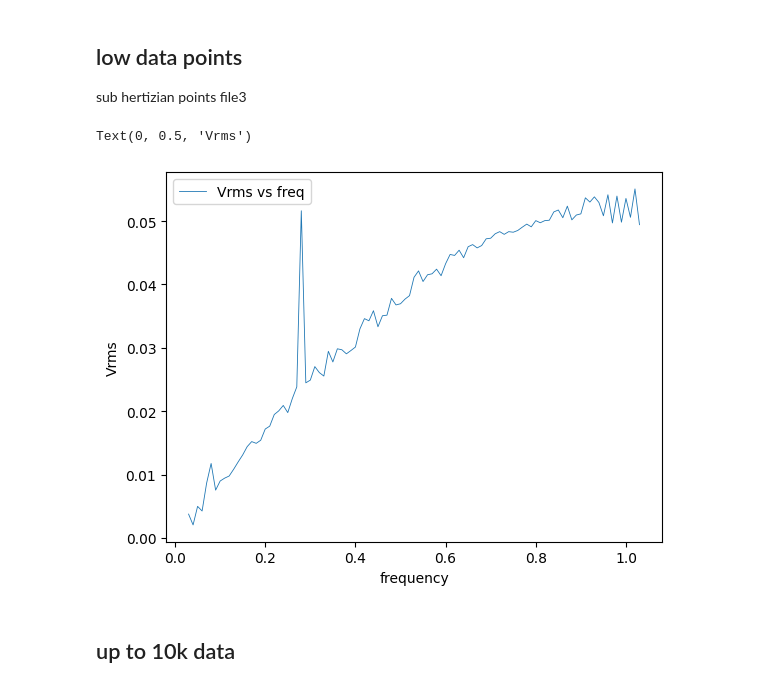
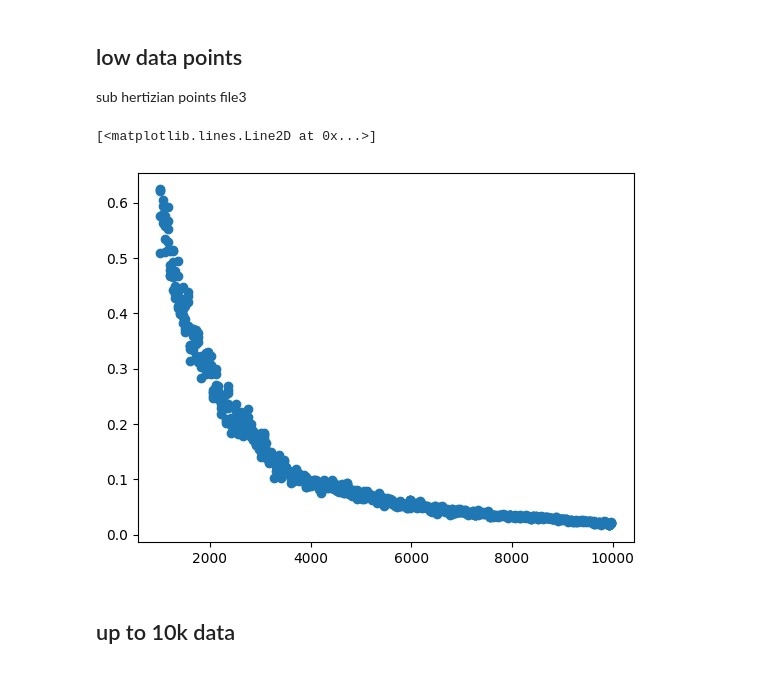
Before and after one commit to vijaypanchalr3/shotnoise, a Jupyter notebook: src/analysis/analysis.ipynb, the cells around one changed output. Drawn from its saved outputs; the diff is of its cells as text; code cells hidden in the pictures.

```diff
--- a/src/analysis/analysis.ipynb
+++ b/src/analysis/analysis.ipynb
@@ -21,8 +21,22 @@ file1 = "../data/final2.csv"
 file2 = "../data/file3002.csv"
 file3 = "../data/filelow.csv"
 file4 = "../data/file10001.csv"
+file5 = "../data/file100001.csv"
+file6 = "../data/file10002.csv"
+
+ufile1 = "../data/file1k100us.csv"
+ufile2 = "../data/file1k2100us.csv"
+ufile3 = "../data/file1k3100us.csv"
 
 file1_init = tools.files(file1)
 file2_init = tools.files(file2)
 file3_init = tools.files(file3)
 file4_init = tools.files(file4)
+file5_init = tools.files(file5)
+file6_init = tools.files(file6)
+# file7_init = tools.files(file7)
+# file8_init = tools.files(file8)
+
+ufile1_init = tools.files(ufile1)
+ufile2_init = tools.files(ufile2)
+ufile3_init = tools.files(ufile3)
@@ -100,18 +168,17 @@ trial of getting distribution from data
 
 sub hertizian points file3
 # %%
-data3, colormap3 = file3_init.shady_plot()
-# _data3 = data3[0]+data3[1]+data3[2]+data3[3]
-# _data3 = _data3/4.
-_data3 = data3[0]
+ufile1_data = np.split(ufile1_init.sort_on_deviation(5),2,1)
+
+
+# ufile1_data_meaned = ufile1_init.get_mean(ufile1_data)
+
+ufile1_freq,ufile1_vo = ufile1_data[0],ufile1_data[1]
 # %%
-fig,ax = plt.subplots()
-ax.plot(_data3[:,0],_data3[:,1], label=f"Vrms vs freq",linewidth= .6)
-ax.legend()
-ax.set_xlabel("frequency")
-ax.set_ylabel("Vrms")
+plt.plot(ufile1_freq,ufile1_vo,"o")
+# plt.xlim(2000,2100)
 # %% [output]
-Text(0, 0.5, 'Vrms')
+[<matplotlib.lines.Line2D at 0x...>]
-[figure, old version]
+[figure, new version]
 # %% [markdown]
 ## up to 10k data
```
Also changed, not shown: parts of 11 cells of this notebook, 34 other files.
